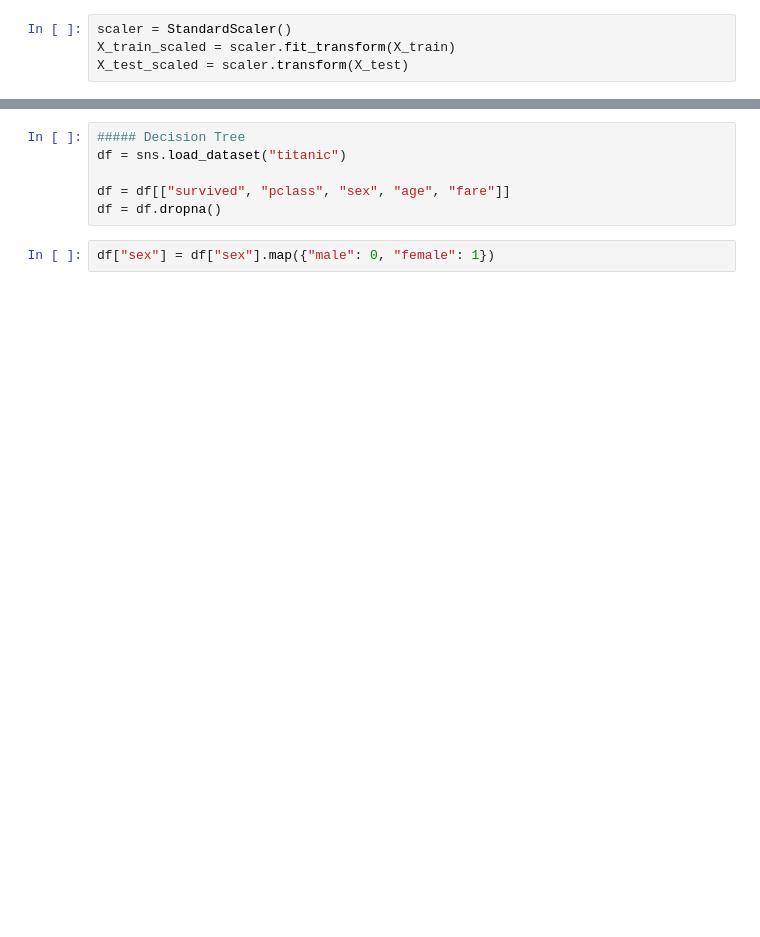
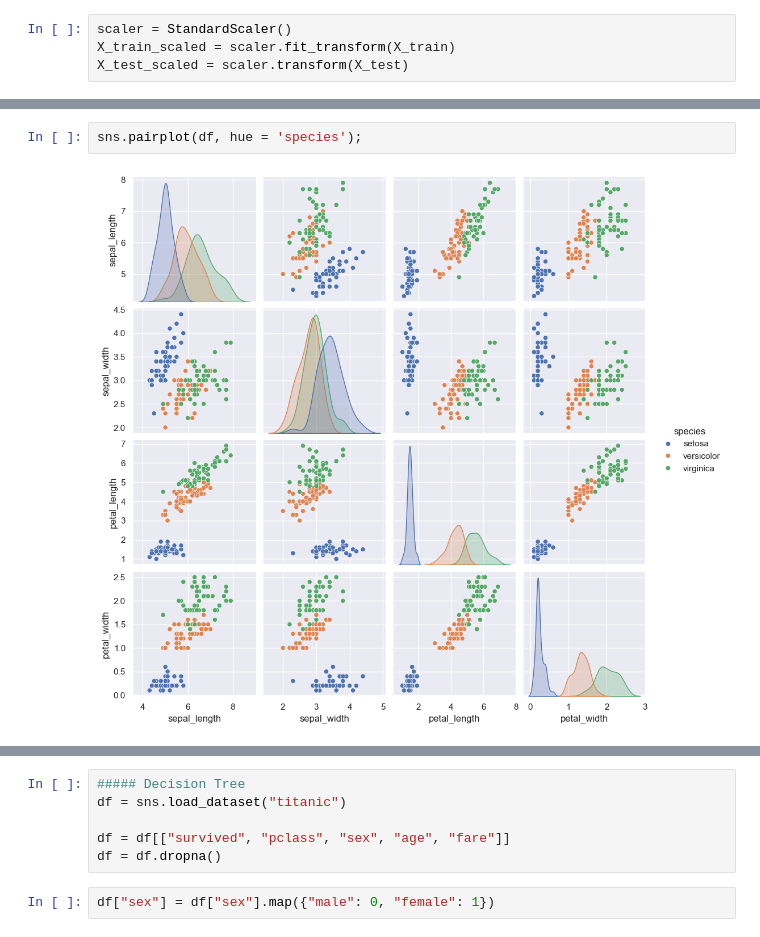
Before and after one commit to SvitlanaShustur/new_practice, a Jupyter notebook: ml_intro_2026-01-05.ipynb, the cells around one changed output, grey strips where cells are left out. Saved outputs shown, nothing was run; the diff lists cells and outputs as text; blank space fills up the shorter version.

```diff
--- a/ml_intro_2026-01-05.ipynb
+++ b/ml_intro_2026-01-05.ipynb
@@ -305,0 +362,4 @@ X_test_scaled = scaler.transform(X_test)
+# %%
+sns.pairplot(df, hue = 'species');
+# %% [output]
+[figure, added]
```
Also changed, not shown: parts of 22 cells of this notebook, 2 other files.
